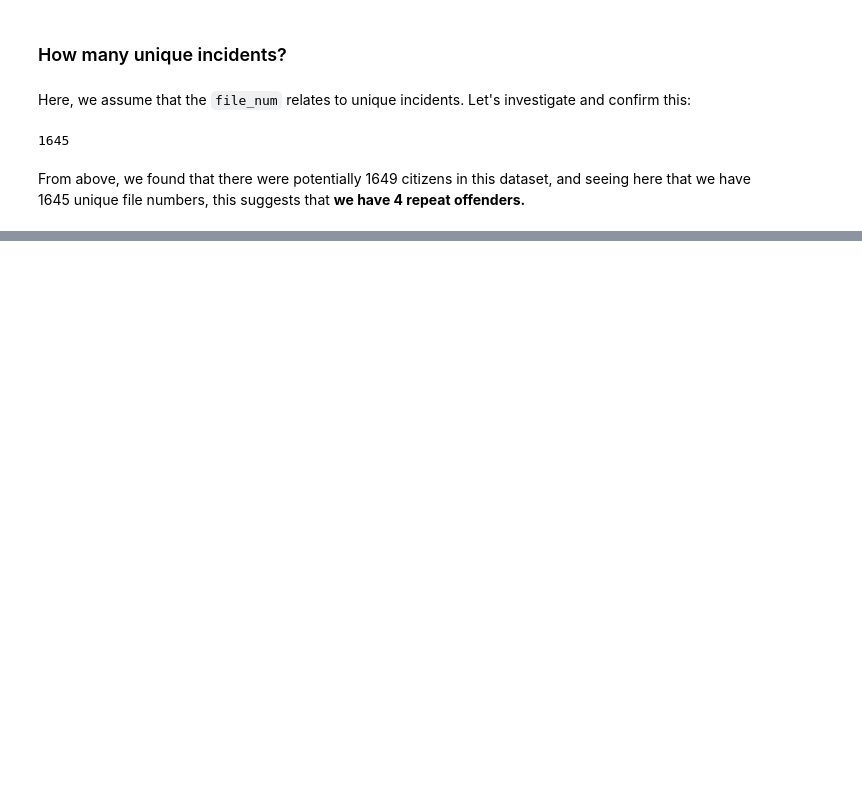
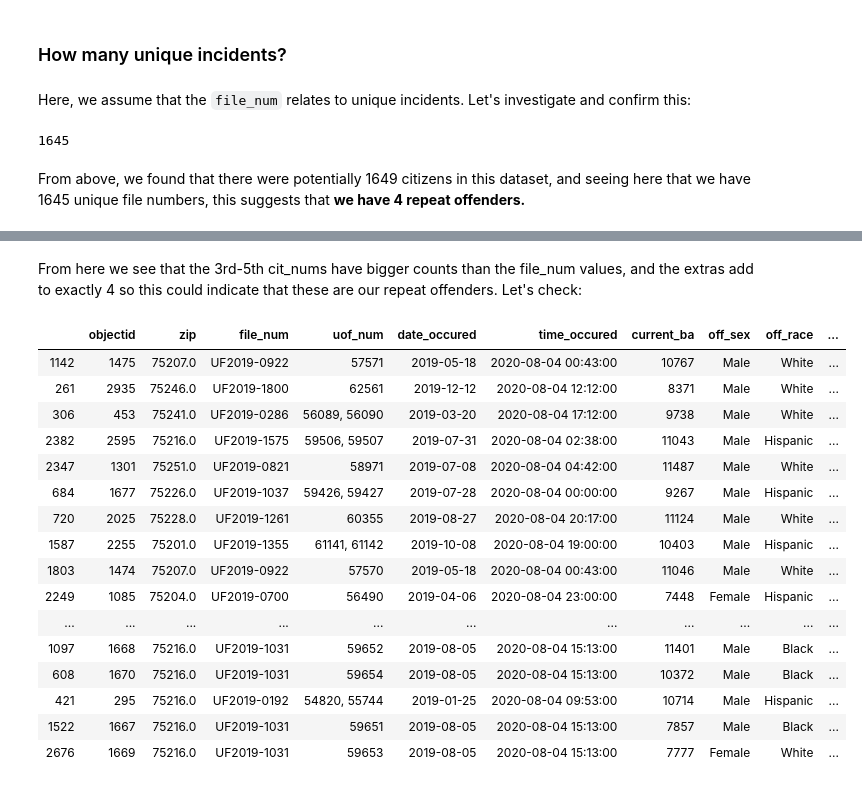
Before and after one commit to lecritch/respones_to_resistance_model_analysis, a Jupyter notebook: exploratory/eda/01_inital_eda.ipynb, the cells around one changed output, grey strips where cells are left out. Drawn from its saved outputs; the diff is of its cells as text; code cells hidden in the pictures; blank space fills up the shorter version.

```diff
--- a/exploratory/eda/01_inital_eda.ipynb
+++ b/exploratory/eda/01_inital_eda.ipynb
@@ -651,0 +682,24 @@ From above, we found that there were potentially 1649 citizens in this dataset,
+# %% [markdown]
+From here we see that the 3rd-5th cit_nums have bigger counts than the file_num values, and the extras add to exactly 4 so this could indicate that these are our repeat offenders.  Let's check:
+# %%
+potential_ro = ['37379', '55113', '57295']
+# %%
+prr19[prr19.cit_num.isin(potential_ro)].sort_values(by = ['cit_num'])
+# %% [output]
+|  | objectid | zip | file_num | uof_num | date_occured | time_occured | current_ba | off_sex | off_race | ... |
+| 1142 | 1475 | 75207.0 | UF2019-0922 | 57571 | 2019-05-18 | 2020-08-04 00:43:00 | 10767 | Male | White | ... |
+| 261 | 2935 | 75246.0 | UF2019-1800 | 62561 | 2019-12-12 | 2020-08-04 12:12:00 | 8371 | Male | White | ... |
+| 306 | 453 | 75241.0 | UF2019-0286 | 56089, 56090 | 2019-03-20 | 2020-08-04 17:12:00 | 9738 | Male | White | ... |
+| 2382 | 2595 | 75216.0 | UF2019-1575 | 59506, 59507 | 2019-07-31 | 2020-08-04 02:38:00 | 11043 | Male | Hispanic | ... |
+| 2347 | 1301 | 75251.0 | UF2019-0821 | 58971 | 2019-07-08 | 2020-08-04 04:42:00 | 11487 | Male | White | ... |
+| 684 | 1677 | 75226.0 | UF2019-1037 | 59426, 59427 | 2019-07-28 | 2020-08-04 00:00:00 | 9267 | Male | Hispanic | ... |
+| 720 | 2025 | 75228.0 | UF2019-1261 | 60355 | 2019-08-27 | 2020-08-04 20:17:00 | 11124 | Male | White | ... |
+| 1587 | 2255 | 75201.0 | UF2019-1355 | 61141, 61142 | 2019-10-08 | 2020-08-04 19:00:00 | 10403 | Male | Hispanic | ... |
+| 1803 | 1474 | 75207.0 | UF2019-0922 | 57570 | 2019-05-18 | 2020-08-04 00:43:00 | 11046 | Male | White | ... |
+| 2249 | 1085 | 75204.0 | UF2019-0700 | 56490 | 2019-04-06 | 2020-08-04 23:00:00 | 7448 | Female | Hispanic | ... |
+| ... | ... | ... | ... | ... | ... | ... | ... | ... | ... | ... |
+| 1097 | 1668 | 75216.0 | UF2019-1031 | 59652 | 2019-08-05 | 2020-08-04 15:13:00 | 11401 | Male | Black | ... |
+| 608 | 1670 | 75216.0 | UF2019-1031 | 59654 | 2019-08-05 | 2020-08-04 15:13:00 | 10372 | Male | Black | ... |
+| 421 | 295 | 75216.0 | UF2019-0192 | 54820, 55744 | 2019-01-25 | 2020-08-04 09:53:00 | 10714 | Male | Hispanic | ... |
+| 1522 | 1667 | 75216.0 | UF2019-1031 | 59651 | 2019-08-05 | 2020-08-04 15:13:00 | 7857 | Male | Black | ... |
+| 2676 | 1669 | 75216.0 | UF2019-1031 | 59653 | 2019-08-05 | 2020-08-04 15:13:00 | 7777 | Female | White | ... |
```
Also changed, not shown: parts of 27 cells of this notebook, 1 other file.
